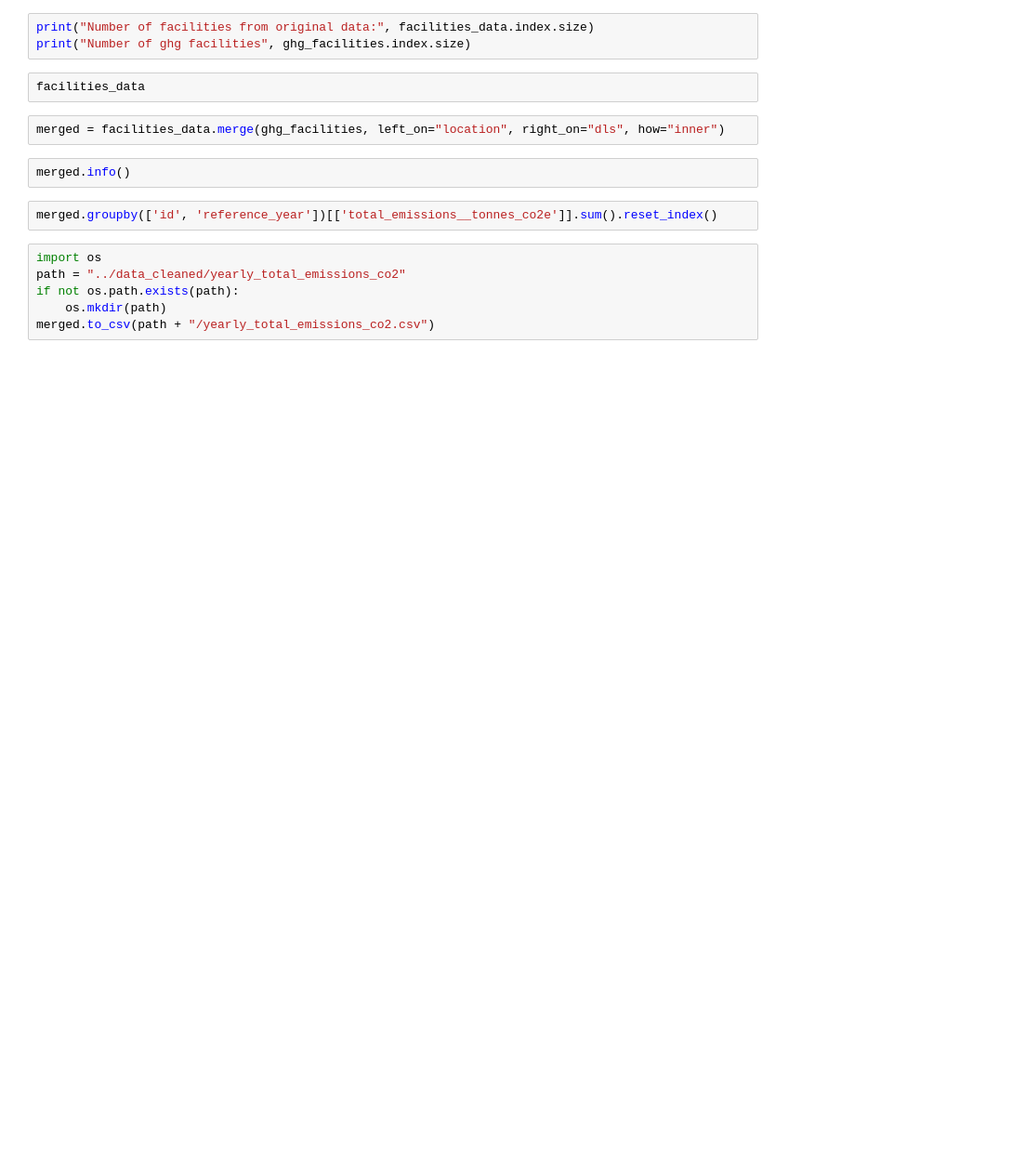
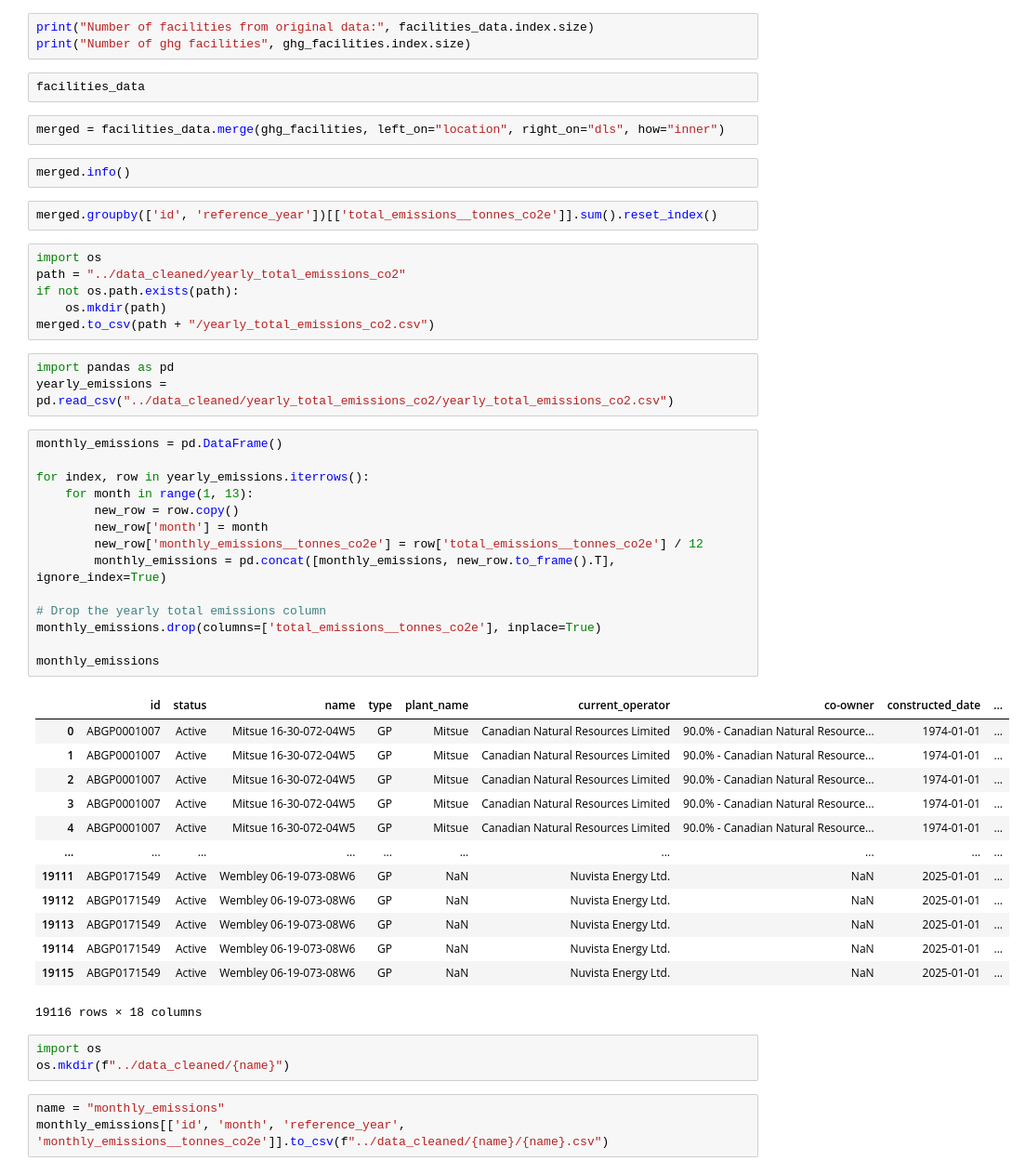
Before and after one commit to gustavo-bravo11/HTC_Hackathon_Team6, a Jupyter notebook: data_clean/notebooks/emissions_look.ipynb, the cells around one changed output. Shown at 93% size. Cells and saved outputs as stored; diff of their text form; blank space fills up the shorter version.

```diff
--- a/data_clean/notebooks/emissions_look.ipynb
+++ b/data_clean/notebooks/emissions_look.ipynb
@@ -46,3 +46,40 @@ path = "../data_cleaned/yearly_total_emissions_co2"
 if not os.path.exists(path):
     os.mkdir(path)
 merged.to_csv(path + "/yearly_total_emissions_co2.csv")
+# %%
+import pandas as pd
+yearly_emissions = pd.read_csv("../data_cleaned/yearly_total_emissions_co2/yearly_total_emissions_co2.csv")
+# %%
+monthly_emissions = pd.DataFrame()
+
+for index, row in yearly_emissions.iterrows():
+    for month in range(1, 13):
+        new_row = row.copy()
+        new_row['month'] = month
+        new_row['monthly_emissions__tonnes_co2e'] = row['total_emissions__tonnes_co2e'] / 12
+        monthly_emissions = pd.concat([monthly_emissions, new_row.to_frame().T], ignore_index=True)
+
+# Drop the yearly total emissions column
+monthly_emissions.drop(columns=['total_emissions__tonnes_co2e'], inplace=True)
+
+monthly_emissions
+# %% [output]
+|  | id | status | name | type | plant_name | current_operator | co-owner | constructed_date | ... |
+| 0 | ABGP0001007 | Active | Mitsue 16-30-072-04W5 | GP | Mitsue | Canadian Natural Resources Limited | 90.0% - Canadian Natural Resource... | 1974-01-01 | ... |
+| 1 | ABGP0001007 | Active | Mitsue 16-30-072-04W5 | GP | Mitsue | Canadian Natural Resources Limited | 90.0% - Canadian Natural Resource... | 1974-01-01 | ... |
+| 2 | ABGP0001007 | Active | Mitsue 16-30-072-04W5 | GP | Mitsue | Canadian Natural Resources Limited | 90.0% - Canadian Natural Resource... | 1974-01-01 | ... |
+| 3 | ABGP0001007 | Active | Mitsue 16-30-072-04W5 | GP | Mitsue | Canadian Natural Resources Limited | 90.0% - Canadian Natural Resource... | 1974-01-01 | ... |
+| 4 | ABGP0001007 | Active | Mitsue 16-30-072-04W5 | GP | Mitsue | Canadian Natural Resources Limited | 90.0% - Canadian Natural Resource... | 1974-01-01 | ... |
+| ... | ... | ... | ... | ... | ... | ... | ... | ... | ... |
+| 19111 | ABGP0171549 | Active | Wembley 06-19-073-08W6 | GP | NaN | Nuvista Energy Ltd. | NaN | 2025-01-01 | ... |
+| 19112 | ABGP0171549 | Active | Wembley 06-19-073-08W6 | GP | NaN | Nuvista Energy Ltd. | NaN | 2025-01-01 | ... |
+| 19113 | ABGP0171549 | Active | Wembley 06-19-073-08W6 | GP | NaN | Nuvista Energy Ltd. | NaN | 2025-01-01 | ... |
+| 19114 | ABGP0171549 | Active | Wembley 06-19-073-08W6 | GP | NaN | Nuvista Energy Ltd. | NaN | 2025-01-01 | ... |
+| 19115 | ABGP0171549 | Active | Wembley 06-19-073-08W6 | GP | NaN | Nuvista Energy Ltd. | NaN | 2025-01-01 | ... |
+19116 rows × 18 columns
+# %%
+import os
+os.mkdir(f"../data_cleaned/{name}")
+# %%
+name = "monthly_emissions"
+monthly_emissions[['id', 'month', 'reference_year', 'monthly_emissions__tonnes_co2e']].to_csv(f"../data_cleaned/{name}/{name}.csv")
```
Also changed, not shown: 4 other files.
